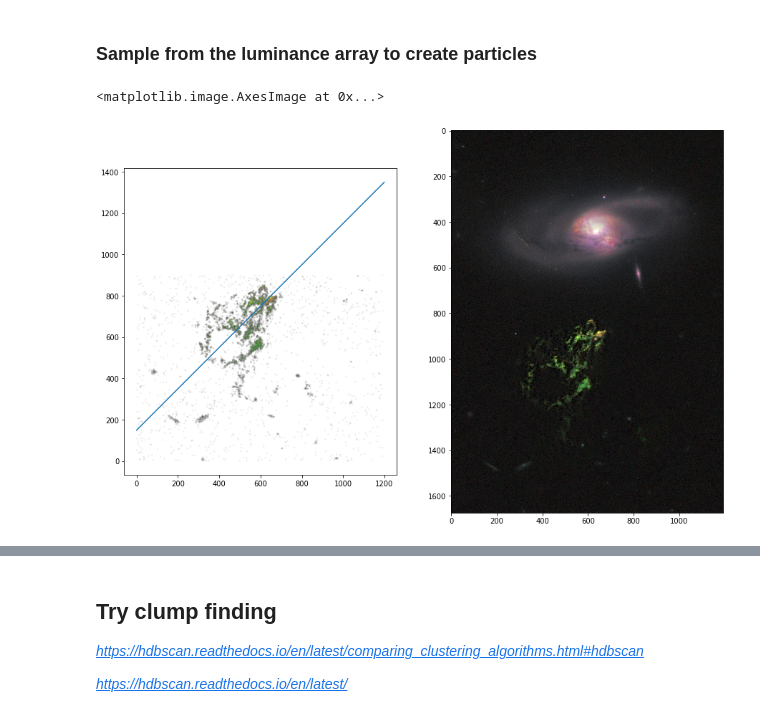
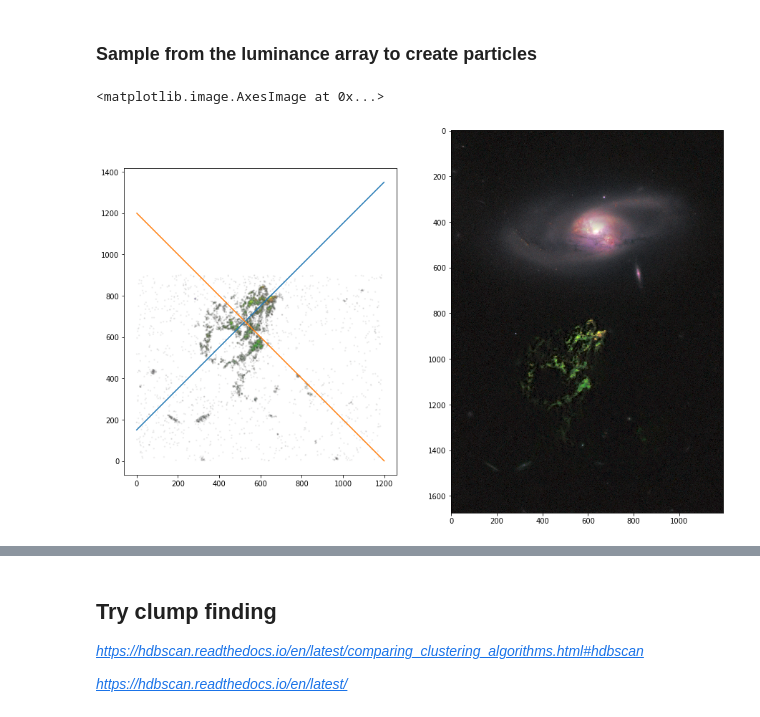
Before and after one commit to ageller/UniviewVoorwerp, a Jupyter notebook: rawdata/VoorwerpParticles.ipynb, the cells around one changed output, grey strips where cells are left out. Drawn from its saved outputs; the diff is of its cells as text; code cells hidden in the pictures.

```diff
--- a/rawdata/VoorwerpParticles.ipynb
+++ b/rawdata/VoorwerpParticles.ipynb
@@ -62,10 +62,11 @@ resampleX = []
 resampleY = []
 resampleZ = []
 resampleRGB = []
+resampleL = []
 resampleRGBA = []
 norm = 1.#0.1
 
-zfac = 50. #scaling factor fo gaussian distribution of points based on luminance
+zfac = 30. #scaling factor fo gaussian distribution of points based on luminance
 zmax = 25
 cx = 500
 cy = 650
@@ -92,9 +93,12 @@ for i in range(ny)[775:]:
         xval = np.arange(len(row))[xx]
         yval = i
         yline = xval + 150
+        xline = 1200 - yval
         #pxy = (np.abs(yval - yline) + np.abs(xval - cx))/(cx + cy) #centered on y = x + 150
         #pxy = np.abs(yval - yline)/cy #centered on y = x + 150
-        pxy = (xval - cx)**2./(0.4*cx)**2. + (yval - yline)**2./cy**2. #elliptical paraboloid
+        #pxy = (xval - cx)**2./(0.4*cx)**2. + (yval - yline)**2./cy**2. #elliptical paraboloid
+        #pxy = (xval - xline)**2./cx**2. #elliptical paraboloid
+        pxy = (yval - yline)**2./cy**2. #elliptical paraboloid
         loc = zlfac*pxy**2.
         #loc = np.zeros_like(pxy)
 
@@ -102,31 +106,35 @@ for i in range(ny)[775:]:
         #pxy = (xval - cx)**2./(0.2*cx)**2. + (yval - yline)**2./(0.4*cy)**2. #elliptical paraboloid
         #loc += zlfac*np.sin(pxy)/5.
 
         #add a random offset but to clumps
         #loc += np.random.normal(size=n, scale=zlfac/5., loc=0)
 
         #limit the overall size
         check = np.where(np.abs(loc) > 2.*zlfac)
         loc[check] = np.random.normal(size = len(check), scale=zlfac, loc=0)
         #loc = np.clip(loc, -4.*zlfac, 4.*zlfac)
 
         #print(loc, i, (i - cy), (np.arange(len(row))[xx] - cx))
 
         resampleZ.extend(np.random.normal(size=n, scale=scale, loc=loc))
+        resampleL.extend(row[xx])
 
         resampleRGB.extend((imarray[i,xx,:]/255.).tolist())
         resampleRGBA.extend( np.array([imarray[i,xx,0]/255., imarray[i,xx,1]/255., imarray[i,xx,2]/255., np.ones(len(xx))]).T.tolist())
         #resampleRGB.extend(tuple(map(tuple, imarray[i,xx,:])))
 
 f,(ax1, ax2) = plt.subplots(1,2,figsize=(15,20))
 #ax1.plot(resampleX, resampleY,'.', markersize=2, alpha=0.004, color='black')
 ax1.scatter(resampleX, resampleY, s=2, alpha=0.05, c=resampleRGB)
 ax1.set_aspect('equal')
 xval = np.arange(1200)
 yval = xval + 150
 ax1.plot(xval, yval)
+yval = np.arange(1200)
+xval = -yval + 1200
+ax1.plot(xval, yval)
 ax1.plot()
 ax2.imshow(imarray)#luminance, cmap='Greys')
 # %% [output]
 <matplotlib.image.AxesImage at 0x...>
-[figure, old version]
+[figure, new version]
```
Also changed, not shown: parts of 8 cells of this notebook, 1 other file.
